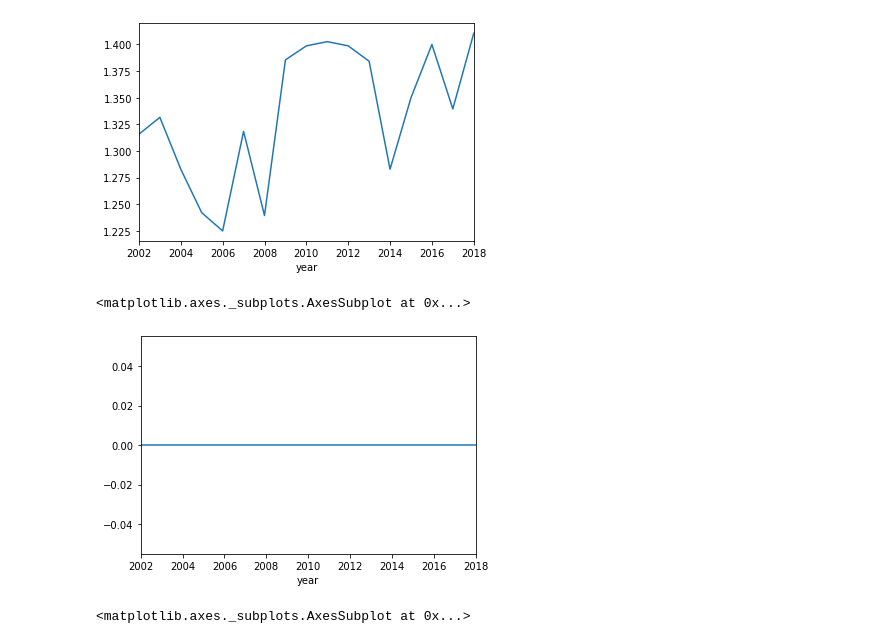
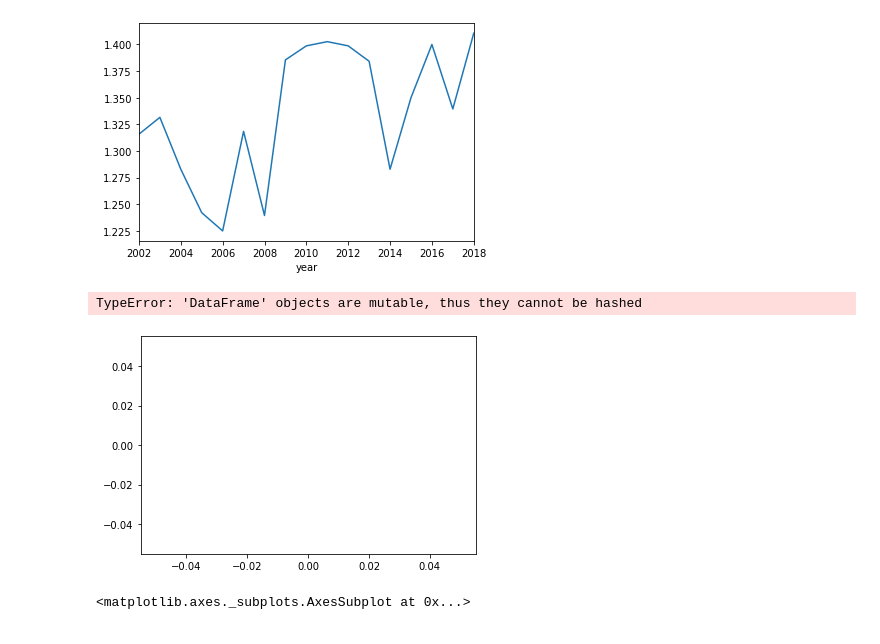
Before and after one commit to noahmelngailis/football_time_series, a Jupyter notebook: EPL_Notebook.ipynb, the cells around one changed output. Saved outputs shown, nothing was run; the diff lists cells and outputs as text; code cells hidden in the pictures.

```diff
--- a/EPL_Notebook.ipynb
+++ b/EPL_Notebook.ipynb
@@ -149,10 +149,10 @@ df.describe()
 <matplotlib.axes._subplots.AxesSubplot at 0x...>
 [figure]
 # %%
-(df.groupby('year').goal_differential.mean()/38).plot()
+sns.lineplot(x =df.groupby('year').goal_differential.mean(), y =df.groupby('year'), data=df)
 # %% [output]
-<matplotlib.axes._subplots.AxesSubplot at 0x...>
+TypeError: 'DataFrame' objects are mutable, thus they cannot be hashed
-[figure, old version]
+[figure, new version]
 # %%
 (df.groupby('year').goals_against.mean()/38).plot()
 # %% [output]
```
